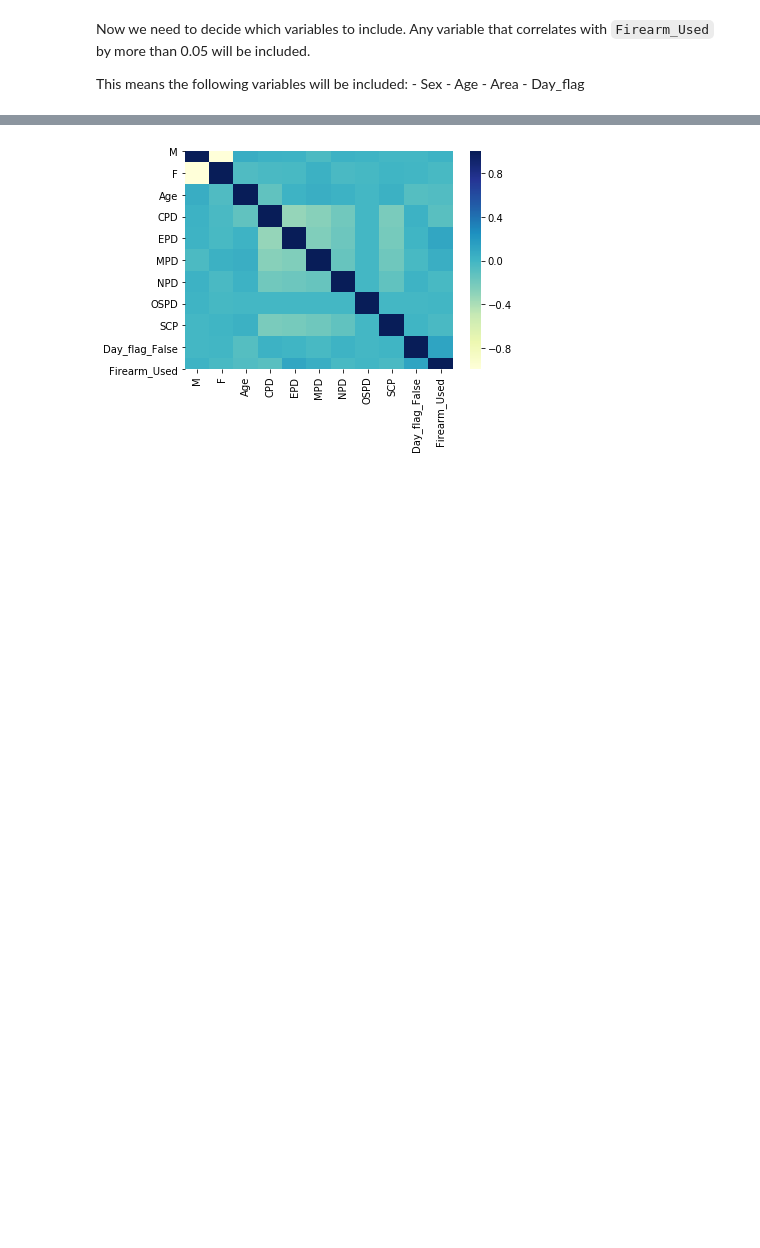
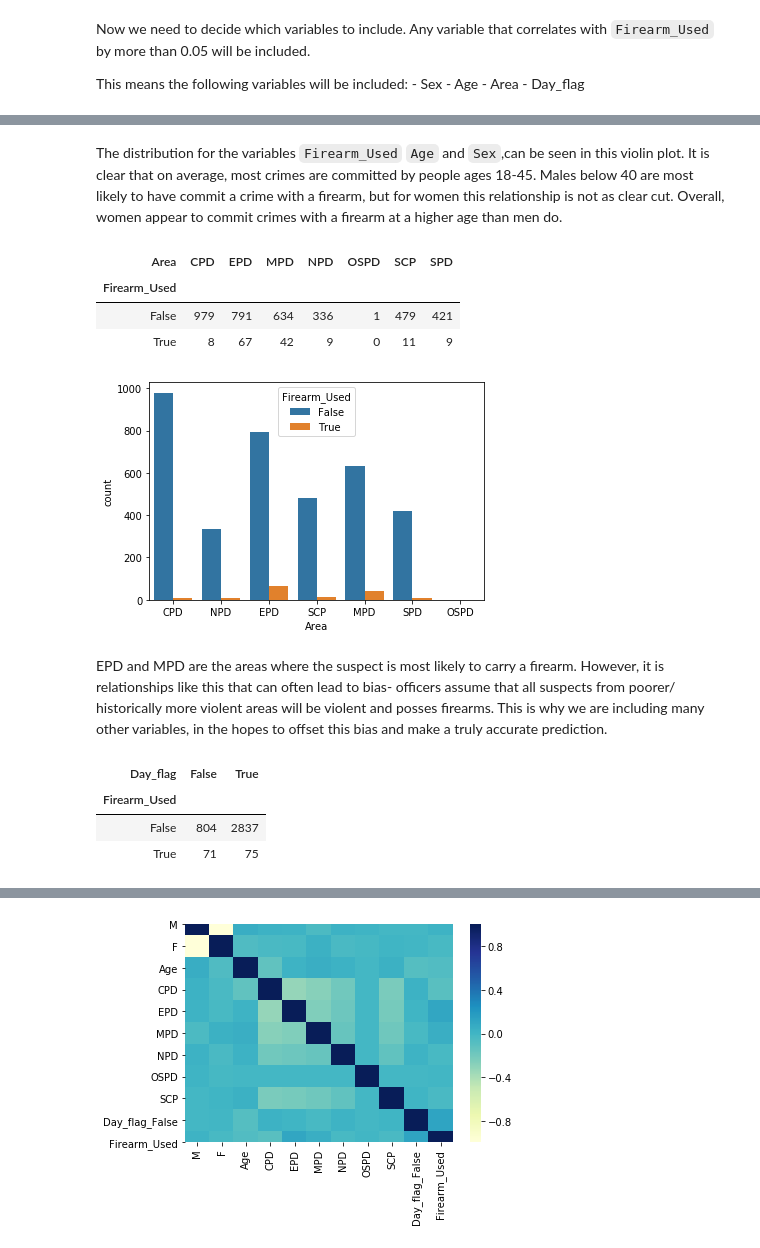
Before and after one commit to mar-berk/Machine-learning, a Jupyter notebook: Final Project/Crime Prediction.ipynb, the cells around one changed output, grey strips where cells are left out. Saved outputs shown, nothing was run; the diff lists cells and outputs as text; code cells hidden in the pictures; blank space fills up the shorter version.

```diff
--- a/Final Project/Crime Prediction.ipynb
+++ b/Final Project/Crime Prediction.ipynb
@@ -148,0 +170,23 @@ This means the following variables will be included:
+# %% [markdown]
+The distribution for the variables `Firearm_Used` `Age` and `Sex`,can be seen in this violin plot. It is clear that on average, most crimes are committed by people ages 18-45. Males below 40 are most likely to have commit a crime with a firearm, but for women this relationship is not as clear cut. Overall, women appear to commit crimes with a firearm at a higher age than men do.
+# %%
+pd.crosstab(df["Firearm_Used"], df["Area"])
+# %% [output]
+| Area | CPD | EPD | MPD | NPD | OSPD | SCP | SPD |
+| Firearm_Used |  |  |  |  |  |  |  |
+| False | 979 | 791 | 634 | 336 | 1 | 479 | 421 |
+| True | 8 | 67 | 42 | 9 | 0 | 11 | 9 |
+# %%
+sns.countplot(x="Area", hue="Firearm_Used", data=df)
+plt.show()
+# %% [output]
+[figure, added]
+# %% [markdown]
+EPD and MPD are the areas where the suspect is most likely to carry a firearm. However, it is relationships like this that can often lead to bias- officers assume that all suspects from poorer/ historically more violent areas will be violent and posses firearms. This is why we are including many other variables, in the hopes to offset this bias and make a truly accurate prediction.
+# %%
+pd.crosstab(df["Firearm_Used"], df["Day_flag"])
+# %% [output]
+| Day_flag | False | True |
+| Firearm_Used |  |  |
+| False | 804 | 2837 |
+| True | 71 | 75 |
```
Also changed, not shown: parts of 19 cells of this notebook.
